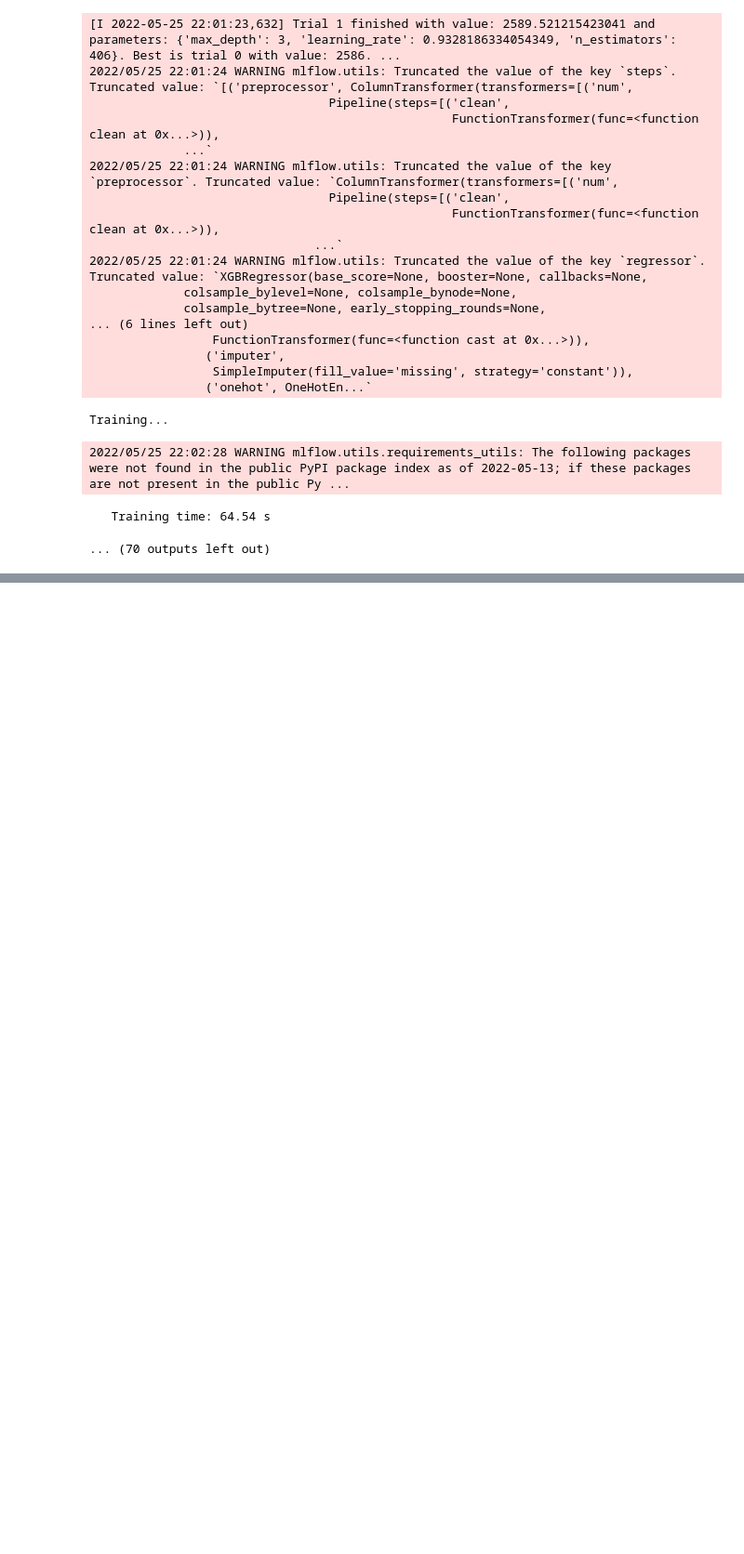
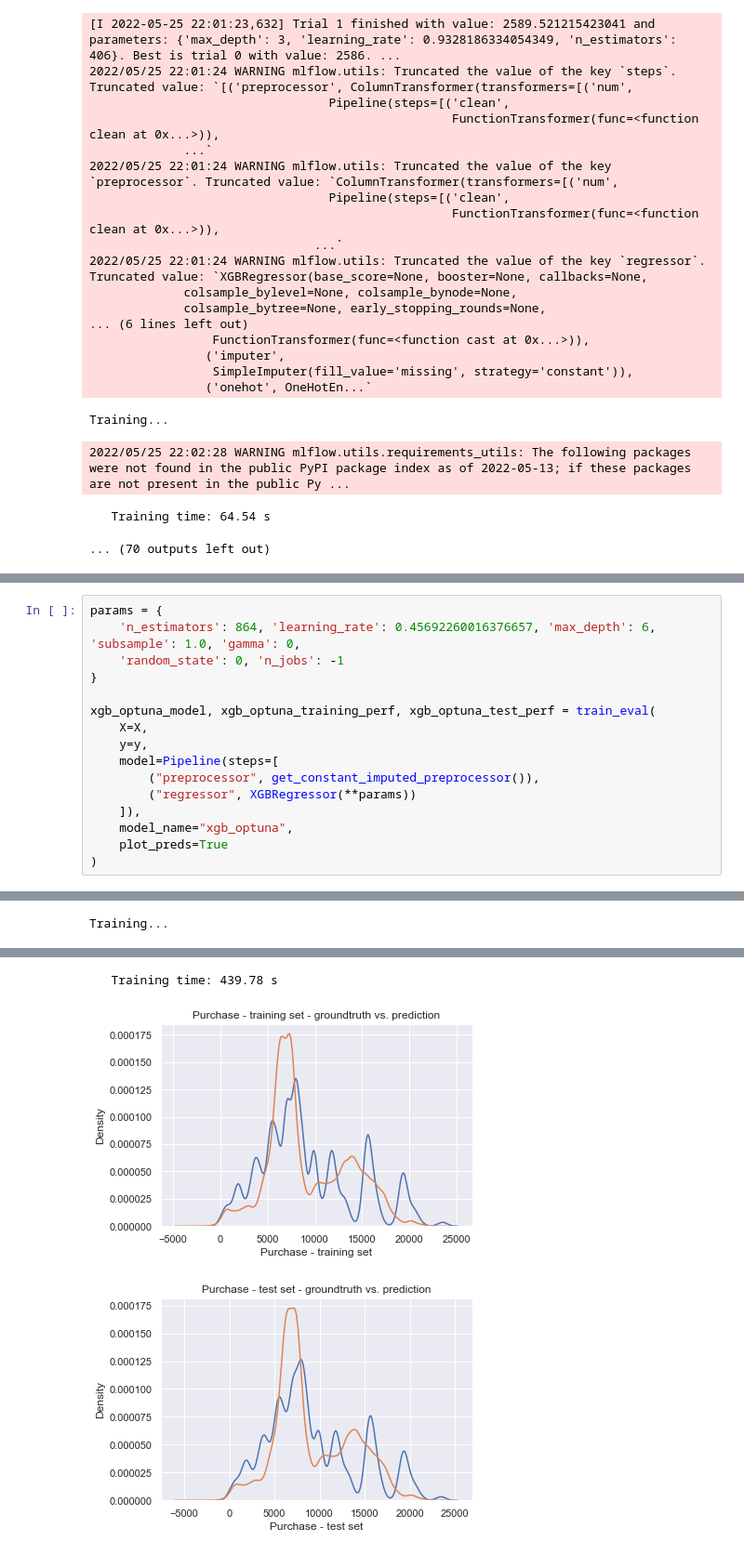
Before and after one commit to aliz-ai/ml-spec-2022, a Jupyter notebook: Demo #2/notebooks/4. Model hyper-parameter tuning & evaluation.ipynb, the cells around one changed output, grey strips where cells are left out. Shown: that part at 93% size. Saved outputs shown, nothing was run; the diff lists cells and outputs as text; blank space fills up the shorter version.

```diff
--- a/Demo #2/notebooks/4. Model hyper-parameter tuning & evaluation.ipynb
+++ b/Demo #2/notebooks/4. Model hyper-parameter tuning & evaluation.ipynb
@@ -249,0 +238,17 @@ Let's make a last experiment by adding an SVD decomposition in prior of the XGBo
+# %%
+params = {
+    'n_estimators': 864, 'learning_rate': 0.45692260016376657, 'max_depth': 6, 'subsample': 1.0, 'gamma': 0,
+    'random_state': 0, 'n_jobs': -1
+}
+
+xgb_optuna_model, xgb_optuna_training_perf, xgb_optuna_test_perf = train_eval(
+    X=X,
+    y=y,
+    model=Pipeline(steps=[
+        ("preprocessor", get_constant_imputed_preprocessor()),
+        ("regressor", XGBRegressor(**params))
+    ]),
+    model_name="xgb_optuna",
+    plot_preds=True
+)
+# %% [output]
@@ -249,0 +272 @@ Let's make a last experiment by adding an SVD decomposition in prior of the XGBo
+Training...
@@ -249,0 +274,3 @@ Let's make a last experiment by adding an SVD decomposition in prior of the XGBo
+   Training time: 439.78 s
+[figure, added]
+[figure, added]
```
Also changed, not shown: parts of 13 cells of this notebook, 5 other files.
